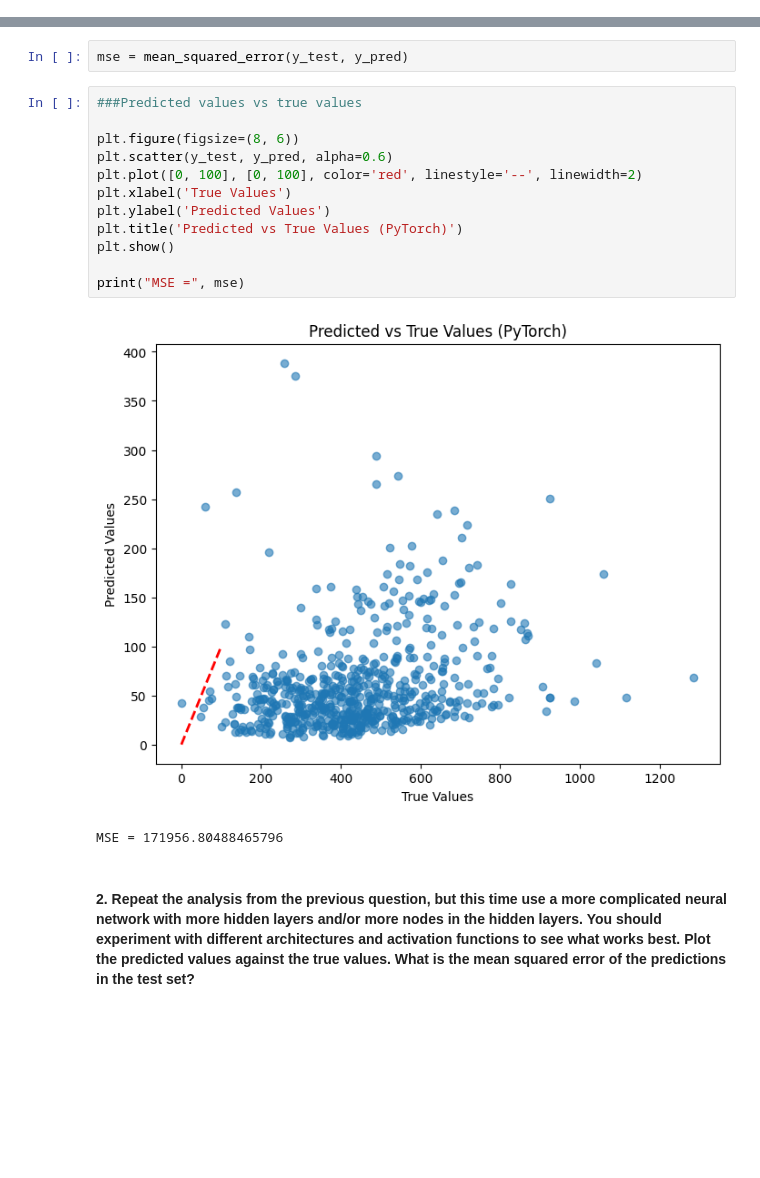
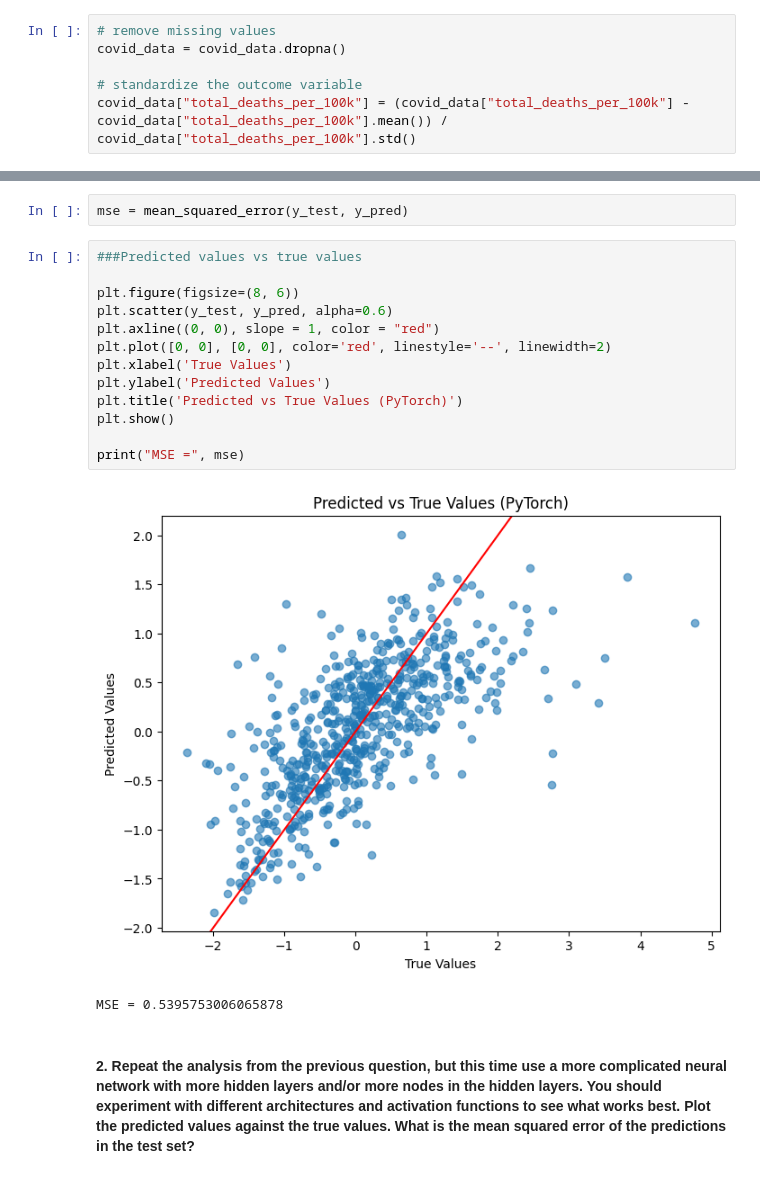
Before and after one commit to aroacs100/PRGS-Intro-to-ML-2024, a Jupyter notebook: homework/HW_05.ipynb, the cells around one changed output, grey strips where cells are left out. Drawn from its saved outputs; the diff is of its cells as text; blank space fills up the shorter version.

```diff
--- a/homework/HW_05.ipynb
+++ b/homework/HW_05.ipynb
@@ -47,6 +47,12 @@ predictor_columns = [
     'EP_MOBILE', 'EP_CROWD', 'EP_NOVEH', 'EP_GROUPQ', 'EP_NOINT'
 ]
 outcome = 'total_deaths_per_100k'
+# %%
+# remove missing values
+covid_data = covid_data.dropna()
+
+# standardize the outcome variable
+covid_data["total_deaths_per_100k"] = (covid_data["total_deaths_per_100k"] - covid_data["total_deaths_per_100k"].mean()) / covid_data["total_deaths_per_100k"].std()
 # %%
 X = covid_data[predictor_columns].values
 y = covid_data[outcome].values
@@ -102,18 +108,19 @@ mse = mean_squared_error(y_test, y_pred)
 # %%
 ###Predicted values vs true values
 
 plt.figure(figsize=(8, 6))
 plt.scatter(y_test, y_pred, alpha=0.6)
-plt.plot([0, 100], [0, 100], color='red', linestyle='--', linewidth=2)
+plt.axline((0, 0), slope = 1, color = "red")
+plt.plot([0, 0], [0, 0], color='red', linestyle='--', linewidth=2)
 plt.xlabel('True Values')
 plt.ylabel('Predicted Values')
 plt.title('Predicted vs True Values (PyTorch)')
 plt.show()
 
 print("MSE =", mse)
 # %% [output]
-[figure, old version]
+[figure, new version]
-MSE = 171956.80488465796
+MSE = 0.5395753006065878
 # %% [markdown]
 #### 2. Repeat the analysis from the previous question, but this time use a more complicated neural network with more hidden layers and/or more nodes in the hidden layers. You should experiment with different architectures and activation functions to see what works best. Plot the predicted values against the true values. What is the mean squared error of the predictions in the test set?
 # %%
```
Also changed, not shown: parts of 3 cells of this notebook, 1 other file.
